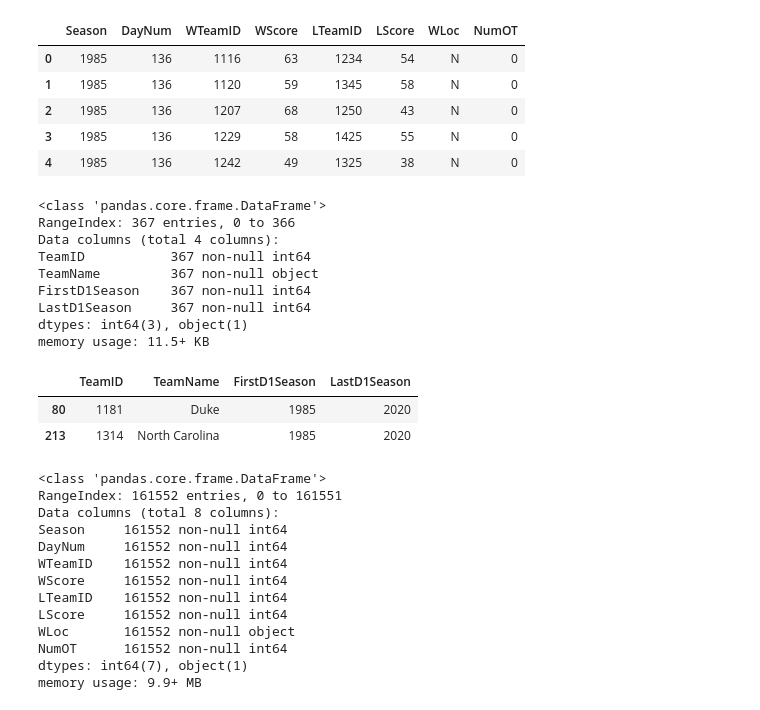
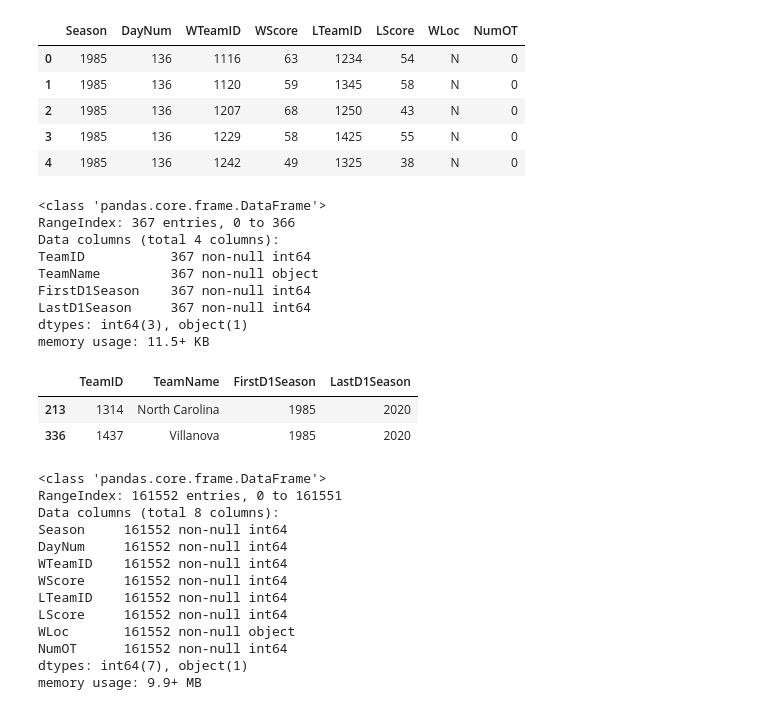
Before and after one commit to nyjgary/march-madness-2020, a Jupyter notebook: March-Madness-2020.ipynb, the cells around one changed output. Saved outputs shown, nothing was run; the diff lists cells and outputs as text; code cells hidden in the pictures.

```diff
--- a/March-Madness-2020.ipynb
+++ b/March-Madness-2020.ipynb
@@ -47,20 +47,20 @@ memory usage: 140.8+ KB
 # %%
 teams = pd.read_csv('data/MDataFiles_Stage1/MTeams.csv')
 teams.info()
-teams[teams['TeamName'].str.contains('Duke|North Carolina')]
+teams[teams['TeamName'].str.contains('Villanova|North Carolina')] # these teams actually never met in NCAA Tournament
 # %% [output]
 <class 'pandas.core.frame.DataFrame'>
 RangeIndex: 367 entries, 0 to 366
 Data columns (total 4 columns):
 TeamID           367 non-null int64
 TeamName         367 non-null object
 FirstD1Season    367 non-null int64
 LastD1Season     367 non-null int64
 dtypes: int64(3), object(1)
 memory usage: 11.5+ KB
 |  | TeamID | TeamName | FirstD1Season | LastD1Season |
-| 80 | 1181 | Duke | 1985 | 2020 |
 | 213 | 1314 | North Carolina | 1985 | 2020 |
+| 336 | 1437 | Villanova | 1985 | 2020 |
 # %%
 regular_results = pd.read_csv('data/MDataFiles_Stage1/MRegularSeasonCompactResults.csv')
 regular_results.info()
```
Also changed, not shown: parts of 27 cells of this notebook.
